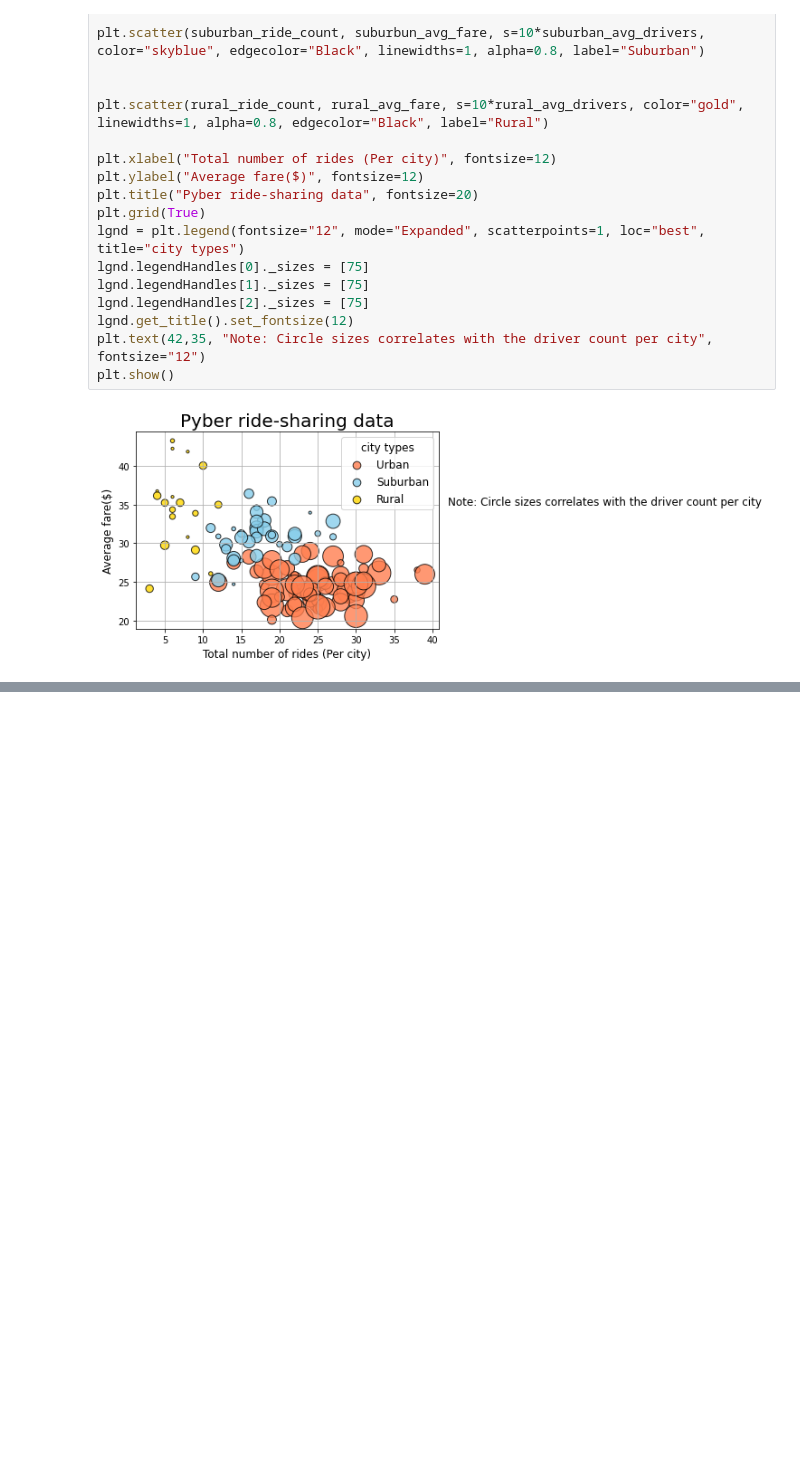
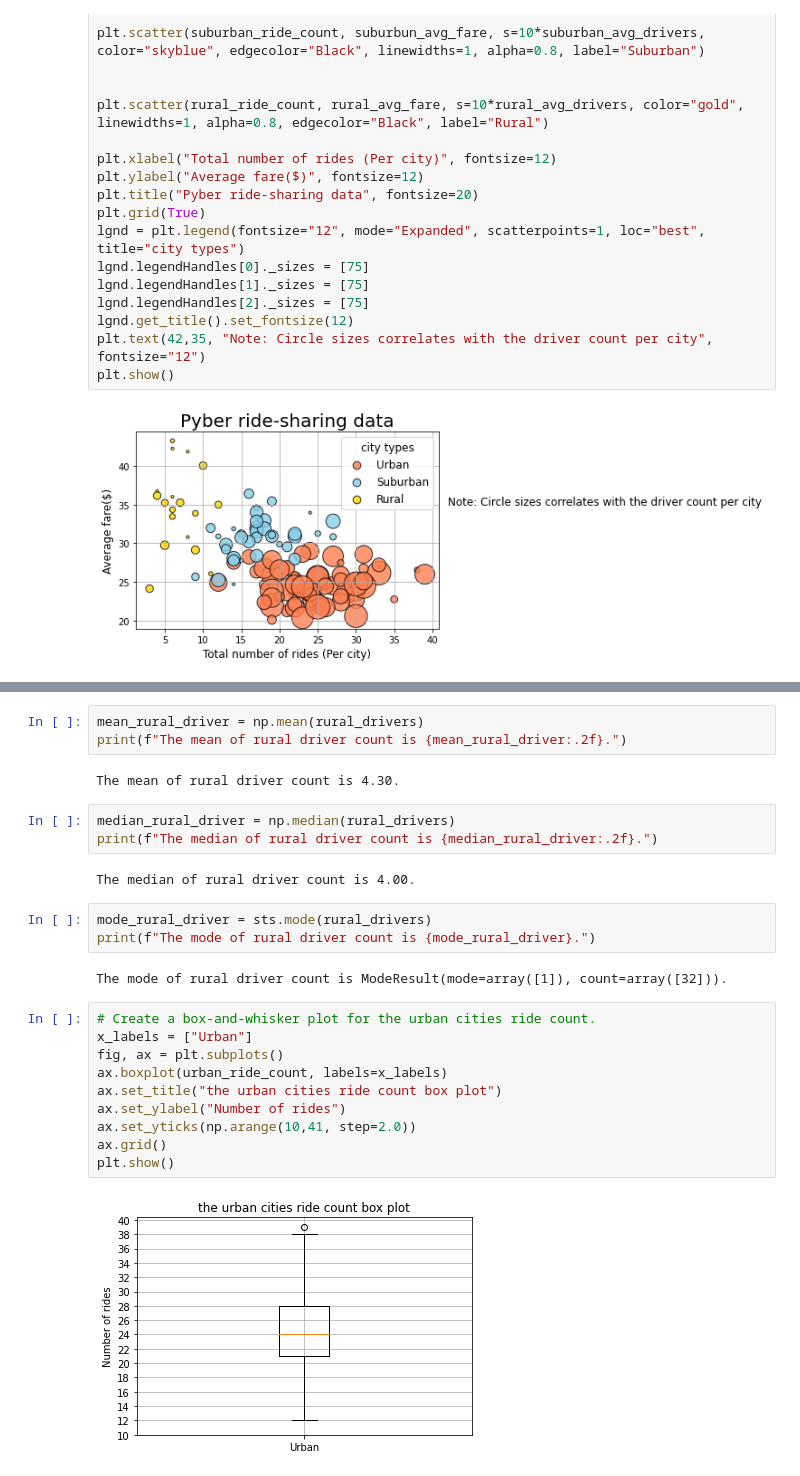
Before and after one commit to sandeepdpowar/PyBer_Analysis, a Jupyter notebook: PyBer.ipynb, the cells around one changed output, grey strips where cells are left out. Saved outputs shown, nothing was run; the diff lists cells and outputs as text; blank space fills up the shorter version.

```diff
--- a/PyBer.ipynb
+++ b/PyBer.ipynb
@@ -393,0 +675,27 @@ plt.show()
+# %%
+mean_rural_driver = np.mean(rural_drivers)
+print(f"The mean of rural driver count is {mean_rural_driver:.2f}.")
+# %% [output]
+The mean of rural driver count is 4.30.
+# %%
+median_rural_driver = np.median(rural_drivers)
+print(f"The median of rural driver count is {median_rural_driver:.2f}.")
+# %% [output]
+The median of rural driver count is 4.00.
+# %%
+mode_rural_driver = sts.mode(rural_drivers)
+print(f"The mode of rural driver count is {mode_rural_driver}.")
+# %% [output]
+The mode of rural driver count is ModeResult(mode=array([1]), count=array([32])).
+# %%
+# Create a box-and-whisker plot for the urban cities ride count.
+x_labels = ["Urban"]
+fig, ax = plt.subplots()
+ax.boxplot(urban_ride_count, labels=x_labels)
+ax.set_title("the urban cities ride count box plot")
+ax.set_ylabel("Number of rides")
+ax.set_yticks(np.arange(10,41, step=2.0))
+ax.grid()
+plt.show()
+# %% [output]
+[figure, added]
```
Also changed, not shown: parts of 49 cells of this notebook, 3 other files.
